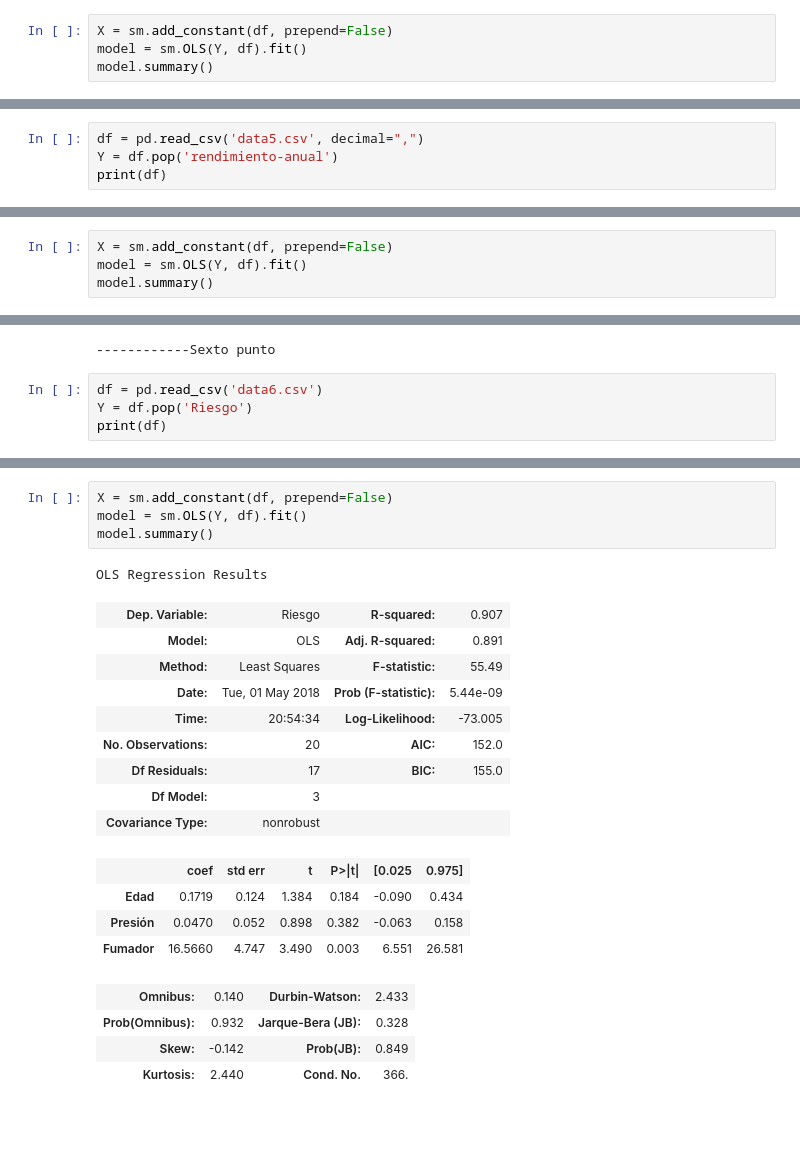
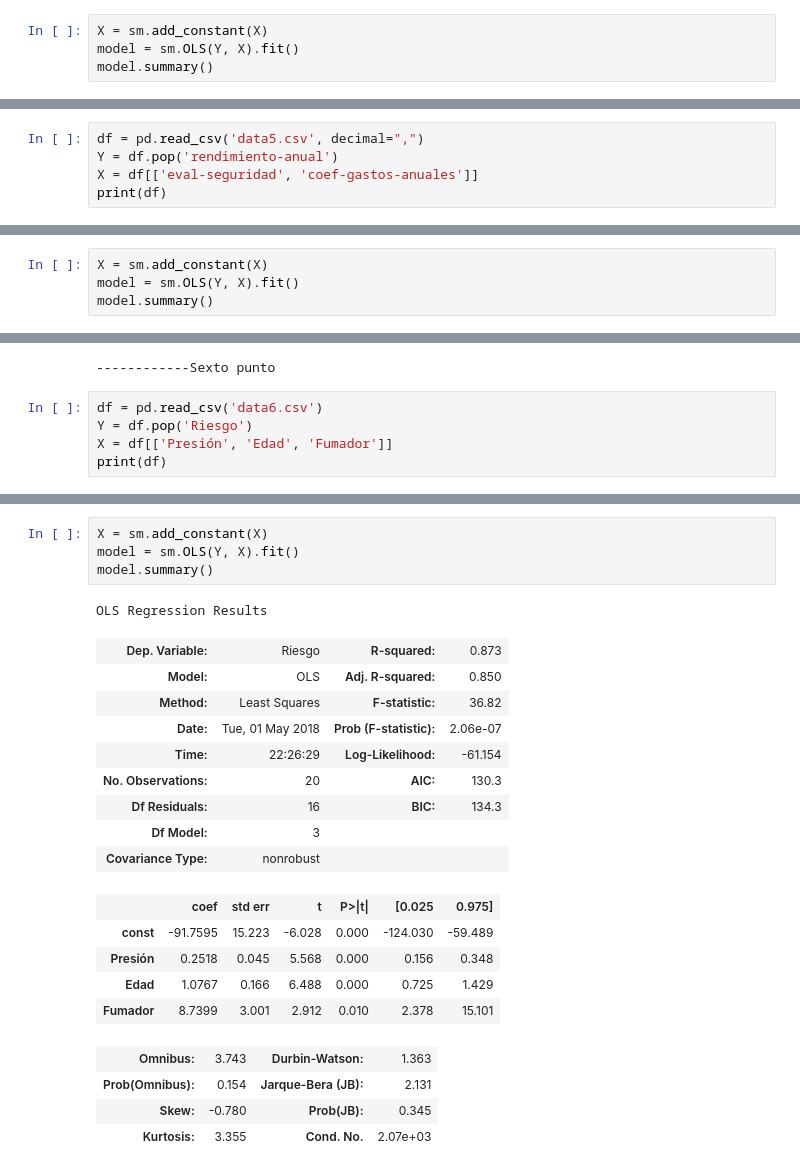
Before and after one commit to NoRoboto/jupyter-notebooks, a Jupyter notebook: estadistica/taller/Taller.ipynb, the cells around one changed output, grey strips where cells are left out. Cells and saved outputs as stored; diff of their text form; blank space fills up the shorter version.

```diff
--- a/estadistica/taller/Taller.ipynb
+++ b/estadistica/taller/Taller.ipynb
@@ -165,6 +165,6 @@ del df['Depotivos/GT']
 # %%
-X = sm.add_constant(df, prepend=False)
-model = sm.OLS(Y, df).fit()
+X = sm.add_constant(X)
+model = sm.OLS(Y, X).fit()
 model.summary()
 # %% [output]
 OLS Regression Results
@@ -196,6 +197,7 @@ Quinto punto
 # %%
 df = pd.read_csv('data5.csv', decimal=",")
 Y = df.pop('rendimiento-anual')
+X = df[['eval-seguridad', 'coef-gastos-anuales']]
 print(df)
 # %% [output]
     eval-seguridad  coef-gastos-anuales
@@ -216,8 +218,8 @@ print(df)
 18             6.5                 1.61
 19             7.0                 1.50
 # %%
-X = sm.add_constant(df, prepend=False)
-model = sm.OLS(Y, df).fit()
+X = sm.add_constant(X)
+model = sm.OLS(Y, X).fit()
 model.summary()
 # %% [output]
 OLS Regression Results
@@ -248,6 +251,7 @@ print('------------Sexto punto')
 # %%
 df = pd.read_csv('data6.csv')
 Y = df.pop('Riesgo')
+X = df[['Presión', 'Edad', 'Fumador']]
 print(df)
 # %% [output]
     Edad  Presión  Fumador
@@ -268,26 +272,27 @@ print(df)
 18    62      117        0
 19    59      207        1
 # %%
-X = sm.add_constant(df, prepend=False)
-model = sm.OLS(Y, df).fit()
+X = sm.add_constant(X)
+model = sm.OLS(Y, X).fit()
 model.summary()
 # %% [output]
 OLS Regression Results
-| Dep. Variable: | Riesgo | R-squared: | 0.907 |
-| Model: | OLS | Adj. R-squared: | 0.891 |
-| Method: | Least Squares | F-statistic: | 55.49 |
-| Date: | Tue, 01 May 2018 | Prob (F-statistic): | 5.44e-09 |
-| Time: | 20:54:34 | Log-Likelihood: | -73.005 |
-| No. Observations: | 20 | AIC: | 152.0 |
-| Df Residuals: | 17 | BIC: | 155.0 |
+| Dep. Variable: | Riesgo | R-squared: | 0.873 |
+| Model: | OLS | Adj. R-squared: | 0.850 |
+| Method: | Least Squares | F-statistic: | 36.82 |
+| Date: | Tue, 01 May 2018 | Prob (F-statistic): | 2.06e-07 |
+| Time: | 22:26:29 | Log-Likelihood: | -61.154 |
+| No. Observations: | 20 | AIC: | 130.3 |
+| Df Residuals: | 16 | BIC: | 134.3 |
 | Df Model: | 3 |  |  |
 | Covariance Type: | nonrobust |  |  |
 |  | coef | std err | t | P>|t| | [0.025 | 0.975] |
-| Edad | 0.1719 | 0.124 | 1.384 | 0.184 | -0.090 | 0.434 |
-| Presión | 0.0470 | 0.052 | 0.898 | 0.382 | -0.063 | 0.158 |
-| Fumador | 16.5660 | 4.747 | 3.490 | 0.003 | 6.551 | 26.581 |
+| const | -91.7595 | 15.223 | -6.028 | 0.000 | -124.030 | -59.489 |
+| Presión | 0.2518 | 0.045 | 5.568 | 0.000 | 0.156 | 0.348 |
+| Edad | 1.0767 | 0.166 | 6.488 | 0.000 | 0.725 | 1.429 |
+| Fumador | 8.7399 | 3.001 | 2.912 | 0.010 | 2.378 | 15.101 |
-| Omnibus: | 0.140 | Durbin-Watson: | 2.433 |
-| Prob(Omnibus): | 0.932 | Jarque-Bera (JB): | 0.328 |
-| Skew: | -0.142 | Prob(JB): | 0.849 |
-| Kurtosis: | 2.440 | Cond. No. | 366. |
+| Omnibus: | 3.743 | Durbin-Watson: | 1.363 |
+| Prob(Omnibus): | 0.154 | Jarque-Bera (JB): | 2.131 |
+| Skew: | -0.780 | Prob(JB): | 0.345 |
+| Kurtosis: | 3.355 | Cond. No. | 2.07e+03 |
 # %%
```
Also changed, not shown: parts of 18 cells of this notebook, 3 other files.
